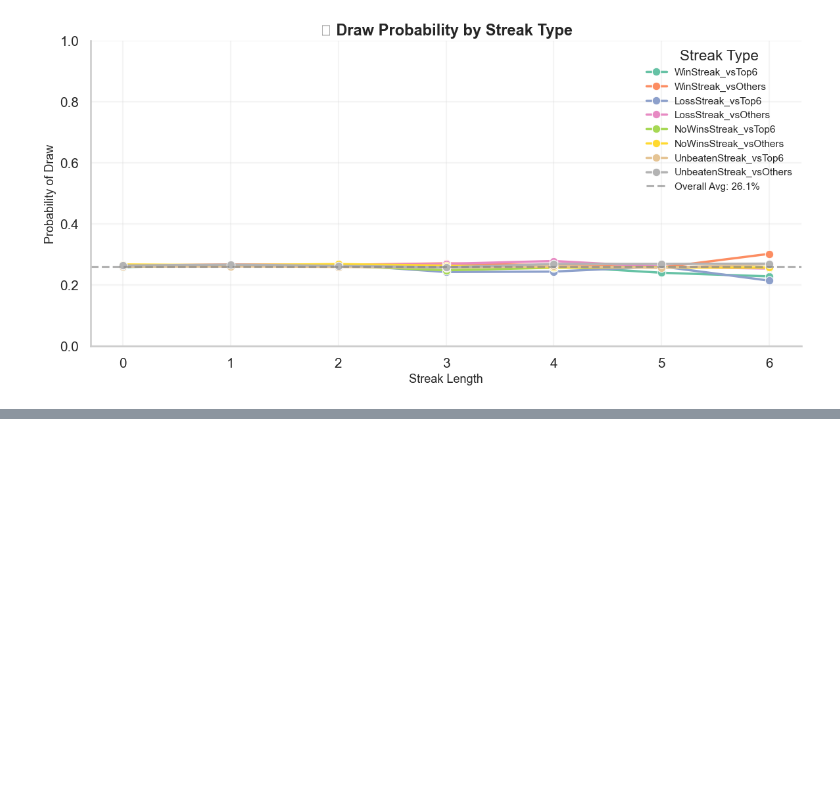
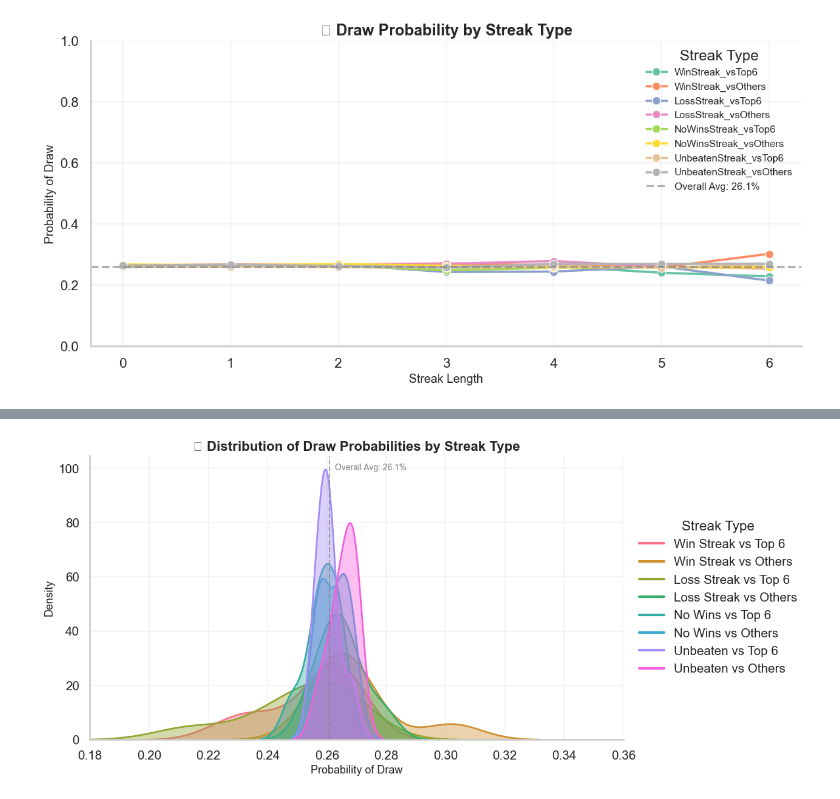
Before and after one commit to jacksim588/Football-Analytics, a Jupyter notebook: Data Analysis/football_Streak_exploration.ipynb, the cells around one changed output, grey strips where cells are left out. Saved outputs shown, nothing was run; the diff lists cells and outputs as text; code cells hidden in the pictures; blank space fills up the shorter version.

```diff
--- a/Data Analysis/football_Streak_exploration.ipynb
+++ b/Data Analysis/football_Streak_exploration.ipynb
@@ -834,0 +934,12 @@ plot_draw_trends_combined(
+# %%
+plot_draw_distribution_with_custom_legend(
+    team_df,
+    streak_columns=[
+        'WinStreak_vsTop6', 'WinStreak_vsOthers',
+        'LossStreak_vsTop6', 'LossStreak_vsOthers',
+        'NoWinsStreak_vsTop6', 'NoWinsStreak_vsOthers',
+        'UnbeatenStreak_vsTop6', 'UnbeatenStreak_vsOthers'
+    ]
+)
+# %% [output]
+[figure, added]
```
Also changed, not shown: parts of 11 cells of this notebook.
